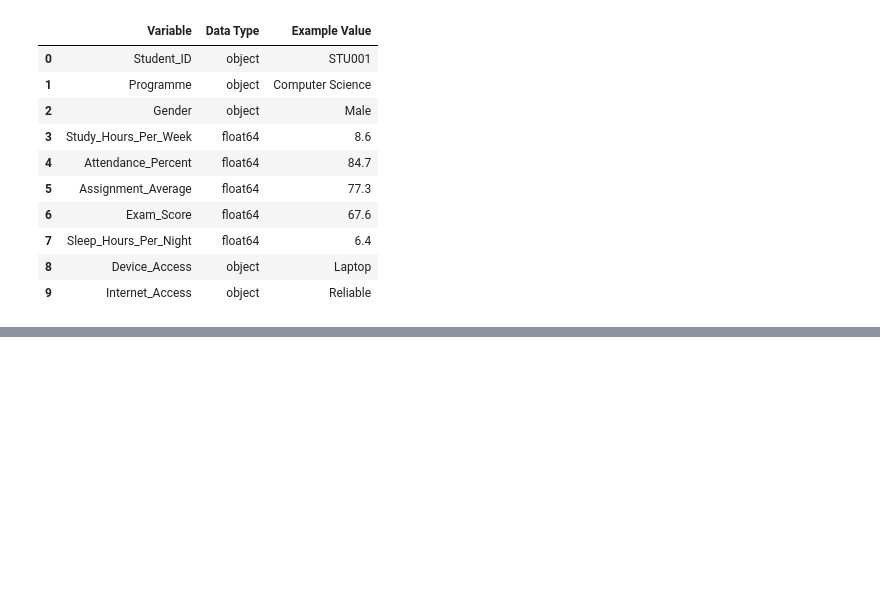
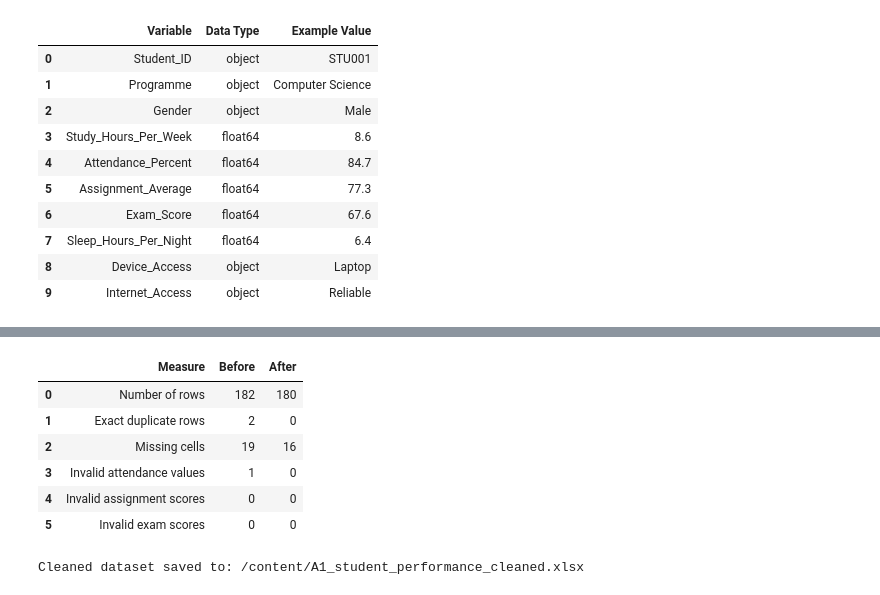
Before and after one commit to Blackk-dotcom/Data-Science-project, a Jupyter notebook: A1_Student_Performance_EDA.ipynb, the cells around one changed output, grey strips where cells are left out. Saved outputs shown, nothing was run; the diff lists cells and outputs as text; code cells hidden in the pictures; blank space fills up the shorter version.

```diff
--- a/A1_Student_Performance_EDA.ipynb
+++ b/A1_Student_Performance_EDA.ipynb
@@ -124,0 +368,55 @@ display(data_dictionary)
+# %%
+
+# Summarize the cleaning results
+before_after = pd.DataFrame({
+    "Measure": [
+        "Number of rows",
+        "Exact duplicate rows",
+        "Missing cells",
+        "Invalid attendance values",
+        "Invalid assignment scores",
+        "Invalid exam scores"
+    ],
+    "Before": [
+        len(df_raw),
+        df_raw.duplicated().sum(),
+        df_raw.isna().sum().sum(),
+        ((df_raw["Attendance_Percent"] < 0) |
+         (df_raw["Attendance_Percent"] > 100)).sum(),
+        ((df_raw["Assignment_Average"] < 0) |
+         (df_raw["Assignment_Average"] > 100)).sum(),
+        ((df_raw["Exam_Score"] < 0) |
+         (df_raw["Exam_Score"] > 100)).sum()
+    ],
+    "After": [
+        len(df_clean),
+        df_clean.duplicated().sum(),
+        df_clean.isna().sum().sum(),
+        ((df_clean["Attendance_Percent"] < 0) |
+         (df_clean["Attendance_Percent"] > 100)).sum(),
+        ((df_clean["Assignment_Average"] < 0) |
+         (df_clean["Assignment_Average"] > 100)).sum(),
+        ((df_clean["Exam_Score"] < 0) |
+         (df_clean["Exam_Score"] > 100)).sum()
+    ]
+})
+
+display(before_after)
+# %% [output]
+|  | Measure | Before | After |
+| 0 | Number of rows | 182 | 180 |
+| 1 | Exact duplicate rows | 2 | 0 |
+| 2 | Missing cells | 19 | 16 |
+| 3 | Invalid attendance values | 1 | 0 |
+| 4 | Invalid assignment scores | 0 | 0 |
+| 5 | Invalid exam scores | 0 | 0 |
+# %%
+
+# Export the cleaned data without overwriting the original workbook
+output_file = "/content/A1_student_performance_cleaned.xlsx"
+
+df_clean.to_excel(output_file, index=False)
+
+print("Cleaned dataset saved to:", output_file)
+# %% [output]
+Cleaned dataset saved to: /content/A1_student_performance_cleaned.xlsx
```
Also changed, not shown: parts of 7 cells of this notebook.
